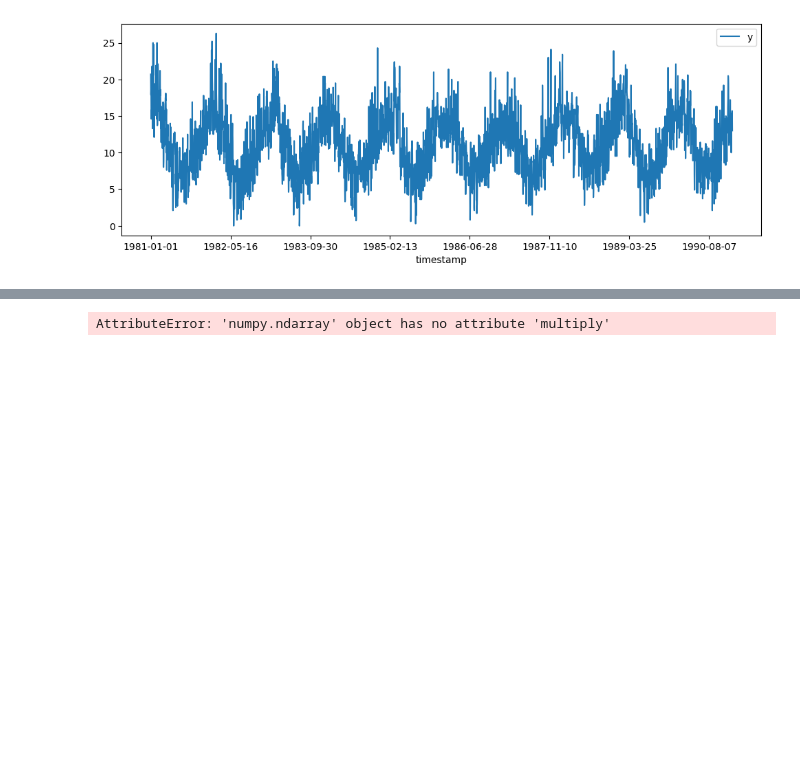
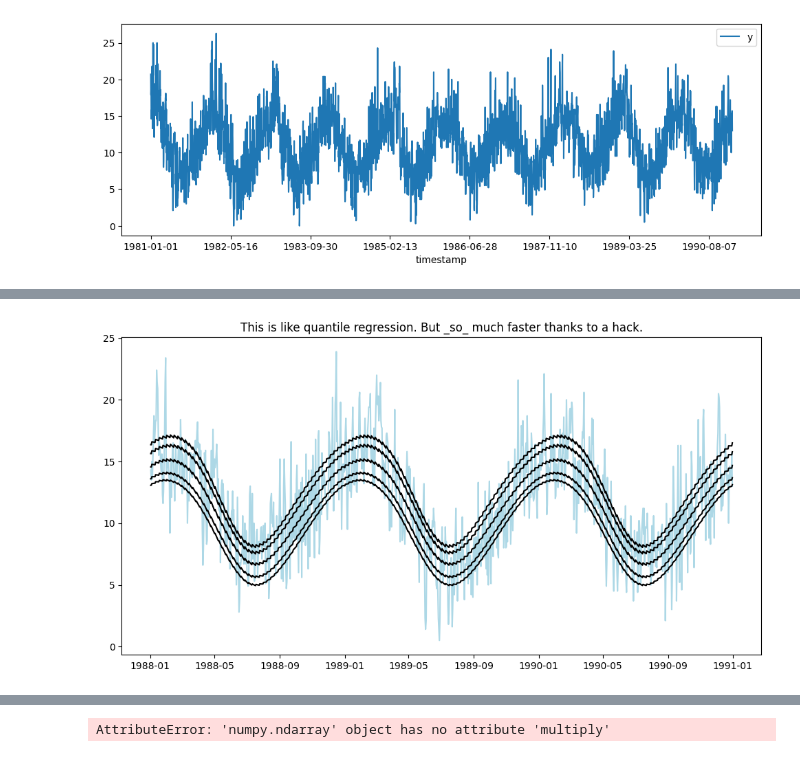
Before and after one commit to koaning/scikit-playtime, a Jupyter notebook: demo.ipynb, the cells around one changed output, grey strips where cells are left out. Cells and saved outputs as stored; diff of their text form; code cells hidden in the pictures; blank space fills up the shorter version.

```diff
--- a/demo.ipynb
+++ b/demo.ipynb
@@ -142,4 +49,0 @@ Wall time: 10min 28s
-# %%
-%%time
-
-mod.learn(df.to_pandas())
@@ -149,4 +49,0 @@ Fitting model for quantile 0.1.
-# %%
-%%time
-
-mod.learn(df.to_pandas().loc[:1_000_000])
@@ -186,7 +77,7 @@ df.plot("timestamp", "y", figsize=(12, 4))
 # %%
 from playtime.formula import seasonal, feats, dummy, time
 
-formula = seasonal("day_of_year") * feats("day_of_week")
+formula = seasonal("day_of_year") + feats("day_of_week")
 # %%
 formula.pipeline
 # %% [output]
@@ -199,0 +91,31 @@ UnionPolynomialFeaturizer(union_estimator=FeatureUnion(transformer_list=[('pipel
+# %%
+from sklearn.pipeline import make_pipeline
+
+X, y = df.pipe(add_ts_features_pd).drop(columns=["y"]), df['y']
+
+center_mod = make_pipeline(formula.pipeline, Ridge()).fit(X, y)
+quantiles = [0.1, 0.25, 0.5, 0.75, 0.9]
+quant_models = {}
+for quantile in quantiles:
+    err = center_mod.predict(X) - y
+    sample_weights = np.where(err < 0, quantile, (1-quantile))
+    mod = make_pipeline(formula.pipeline, Ridge()).fit(X, y, ridge__sample_weight=sample_weights)
+    quant_models[str(int(quantile * 100))] = mod
+# %%
+pltr = (
+    df
+    .assign(timestamp=lambda d: pd.to_datetime(d['timestamp']))
+    .assign(**{q: mod.predict(X) for q, mod in quant_models.items()})
+    .loc[lambda d: d['timestamp'] > pd.to_datetime('1988-01-01')]
+)
+
+plt.figure(figsize=(12, 6))
+plt.plot(pltr["timestamp"], pltr["y"], color="lightblue")
+plt.plot(pltr["timestamp"], pltr['10'], color="black")
+plt.plot(pltr["timestamp"], pltr['25'], color="black")
+plt.plot(pltr["timestamp"], pltr['50'], color="black")
+plt.plot(pltr["timestamp"], pltr['75'], color="black")
+plt.plot(pltr["timestamp"], pltr['90'], color="black")
+plt.title("This is like quantile regression. But _so_ much faster thanks to a hack.");
+# %% [output]
+[figure, added]
```
Also changed, not shown: parts of 31 cells of this notebook.
